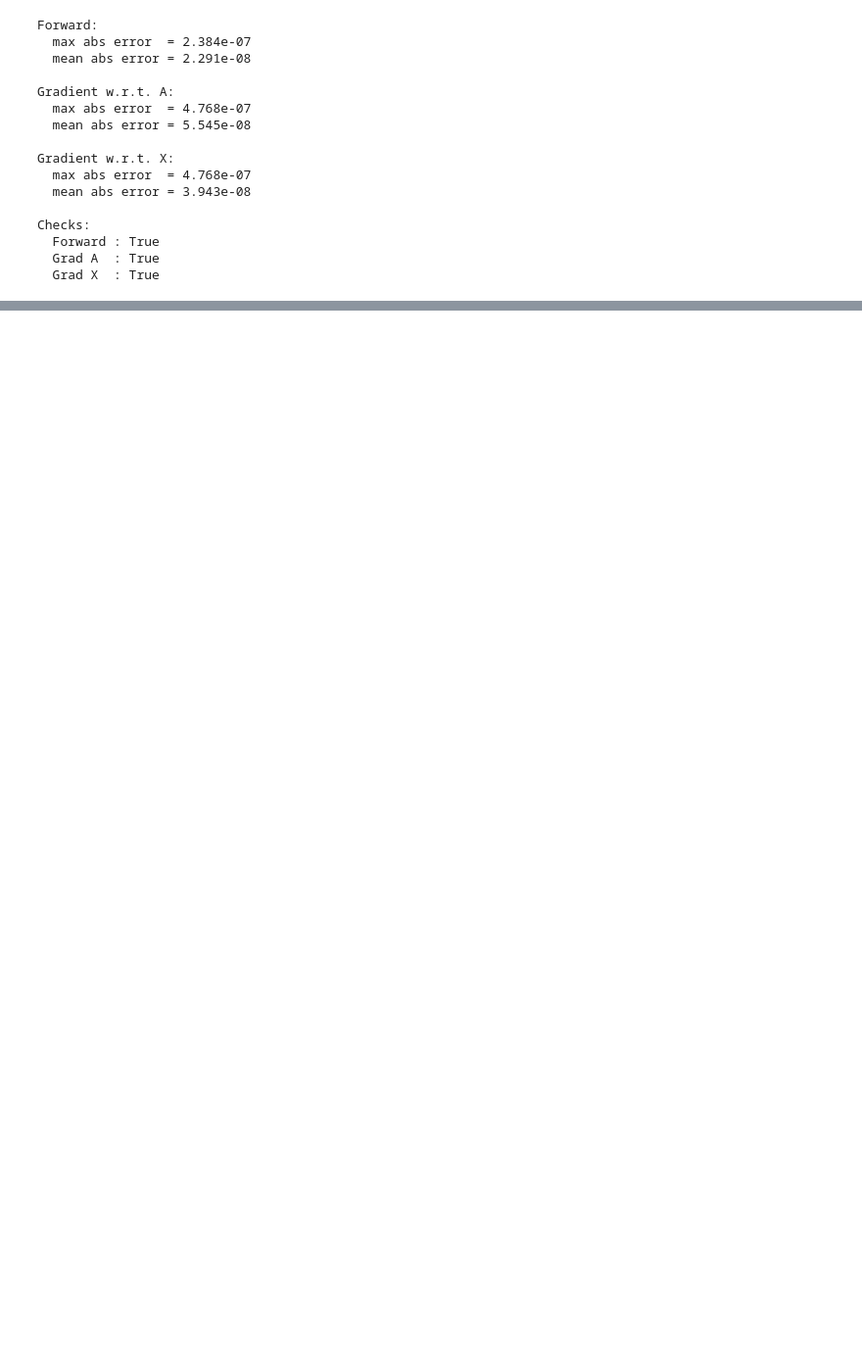
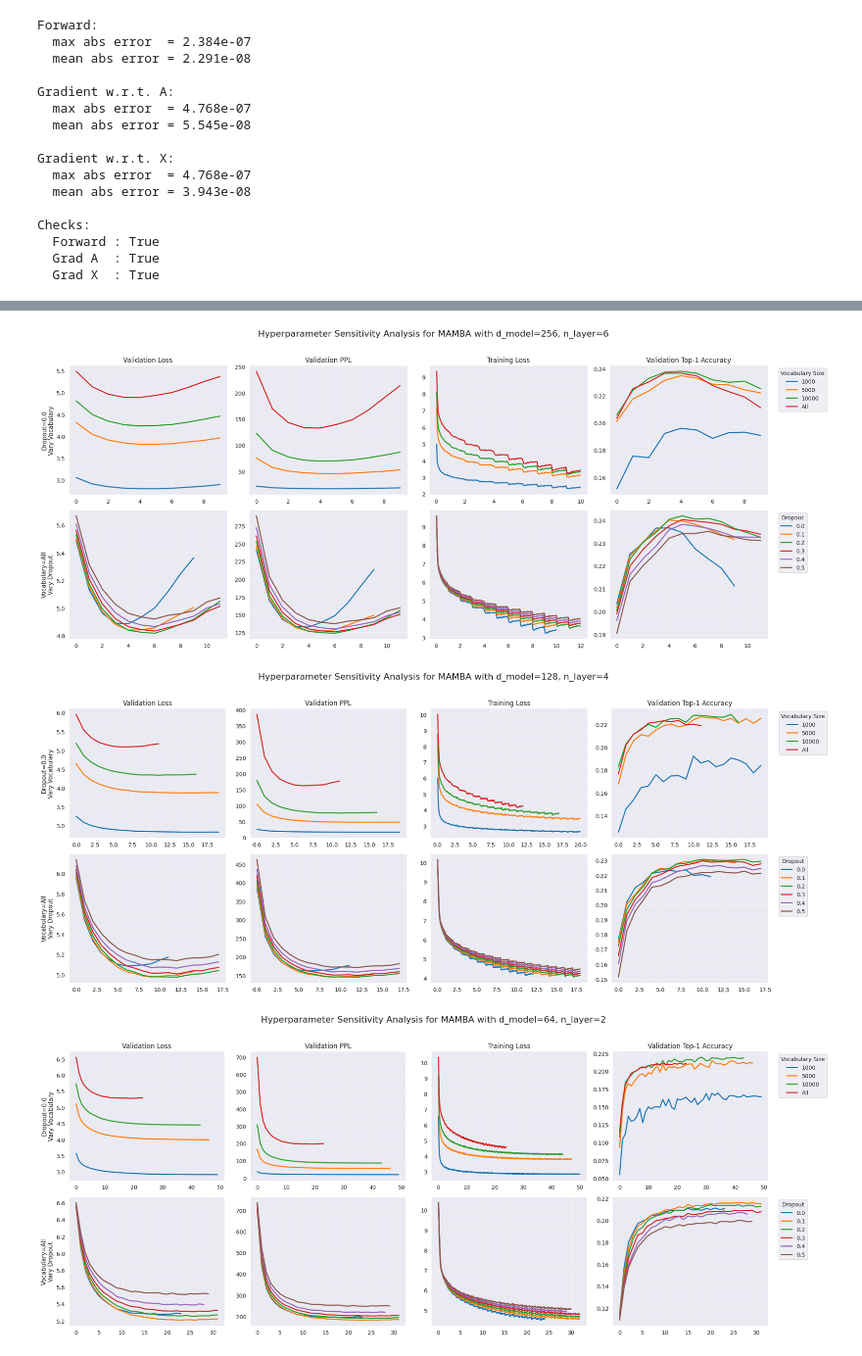
Before and after one commit to Vishwanath-Vinod/MAMBA, a Jupyter notebook: experiments.ipynb, the cells around one changed output, grey strips where cells are left out. Shown at 98% size. Cells and saved outputs as stored; diff of their text form; code cells hidden in the pictures; blank space fills up the shorter version.

Commit message:
Update project with local files

```diff
--- a/experiments.ipynb
+++ b/experiments.ipynb
@@ -151,0 +91,79 @@ plt.show()
+# %%
+results_path = "experiments"
+architectures = {
+    0: "d_model=256, n_layer=6",
+    1: "d_model=128, n_layer=4",
+    2: "d_model=64, n_layer=2",
+}
+vocab_sizes = [1000, 5000, 10000, -1]
+dropouts = [0.0, 0.1, 0.2, 0.3, 0.4, 0.5]
+metrics = [
+    ("loss", "Validation Loss"),
+    ("ppl", "Validation PPL"),
+    ("train_loss", "Training Loss"),
+    ("accuracy_top1", "Validation Top-1 Accuracy"),
+]
+
+hp_map = {}
+exp = 1
+for vocab in vocab_sizes:
+    for dropout in dropouts:
+        hp_map[(vocab, dropout)] = exp
+        exp += 1
+
+for arch_idx in range(3):
+
+    fig, axes = plt.subplots(2,len(metrics),figsize=(20, 8),squeeze=False)
+    arch_dir = os.path.join(results_path,str(arch_idx),"logs")
+
+    # ROW 1: Fix dropout = 0.0, Vary vocabulary size
+    fixed_dropout = 0.0
+    for vocab_size in vocab_sizes:
+        local_exp = hp_map[(vocab_size, fixed_dropout)]
+        global_exp = arch_idx * 24 + local_exp
+        train_file = os.path.join(arch_dir,f"exp_{global_exp:03d}.log_train.csv")
+        val_file = os.path.join(arch_dir,f"exp_{global_exp:03d}.log_val.csv")
+        train_df = pd.read_csv(train_file)
+        val_df = pd.read_csv(val_file)
+        label = ("All"if vocab_size == -1 else str(vocab_size))
+        for col, (metric, title) in enumerate(metrics):
+            ax = axes[0, col]
+            if metric == "train_loss":
+                ax.plot(train_df["epoch"],train_df["loss"],label=label,linewidth=2,)
+            else:
+                ax.plot(val_df["epoch"],val_df[metric],label=label,linewidth=2,)
+            ax.set_title(title)
+            ax.grid(True, alpha=0.3)
+
+    # ROW 2: Fix vocab_size = -1, Vary dropout
+    fixed_vocab = -1
+    for dropout in dropouts:
+        local_exp = hp_map[(fixed_vocab, dropout)]
+        global_exp = arch_idx * 24 + local_exp
+        train_file = os.path.join(arch_dir,f"exp_{global_exp:03d}.log_train.csv")
+        val_file = os.path.join(arch_dir,f"exp_{global_exp:03d}.log_val.csv")
+        train_df = pd.read_csv(train_file)
+        val_df = pd.read_csv(val_file)
+        label = f"{dropout:.1f}"
+        for col, (metric, title) in enumerate(metrics):
+            ax = axes[1, col]
+            if metric == "train_loss":
+                ax.plot(train_df["epoch"],train_df["loss"],label=label,linewidth=2,)
+            else:
+                ax.plot(val_df["epoch"],val_df[metric],label=label,linewidth=2,)
+            ax.grid(True, alpha=0.3)
+
+    # Row labels
+    axes[0, 0].set_ylabel("Dropout=0.0\nVary Vocabulary",fontsize=11)
+    axes[1, 0].set_ylabel("Vocabulary=All\nVary Dropout",fontsize=11)
+    # Legends
+    axes[0, -1].legend(title="Vocabulary Size",bbox_to_anchor=(1.05, 1),loc="upper left")
+    axes[1, -1].legend(title="Dropout",bbox_to_anchor=(1.05, 1),loc="upper left")
+
+    fig.suptitle(f"Hyperparameter Sensitivity Analysis for MAMBA with"f" {architectures[arch_idx]}",fontsize=16,y=1.02)
+    plt.tight_layout()
+    plt.show()
+# %% [output]
+[figure, added]
+[figure, added]
+[figure, added]
```
Also changed, not shown: parts of 6 cells of this notebook, 14 other files.
